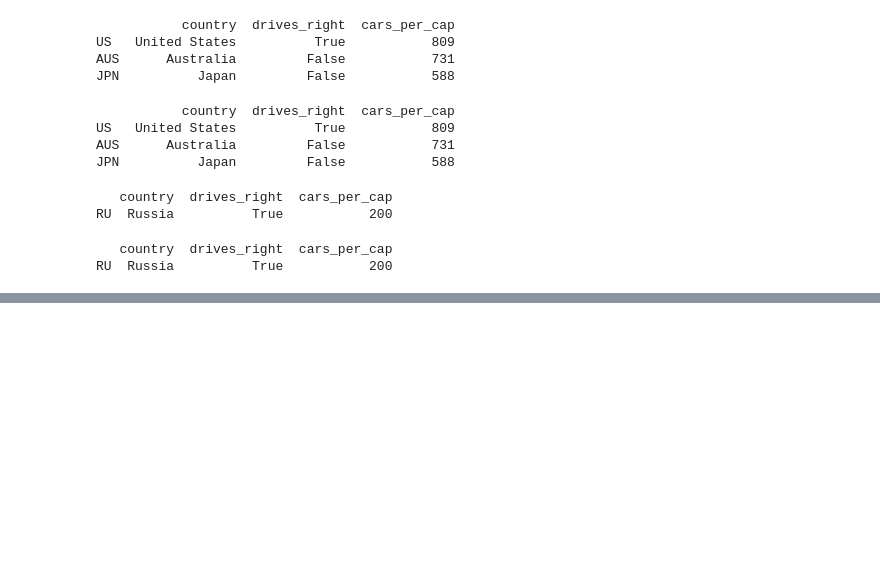
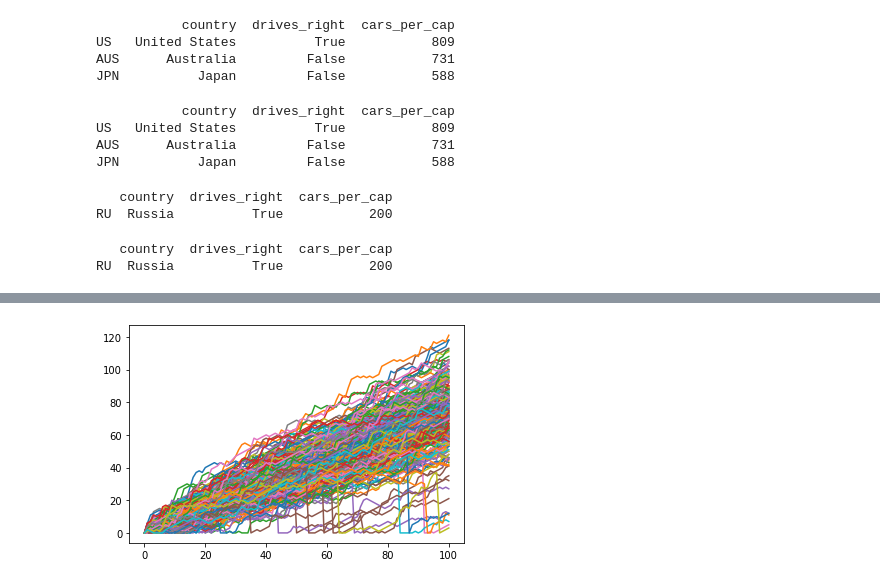
Before and after one commit to DCox88/Code, a Jupyter notebook: python/datacamp_data_scientist_with_python_track/2 - Intermediate Python.ipynb, the cells around one changed output, grey strips where cells are left out. Saved outputs shown, nothing was run; the diff lists cells and outputs as text; code cells hidden in the pictures; blank space fills up the shorter version.

```diff
--- a/python/datacamp_data_scientist_with_python_track/2 - Intermediate Python.ipynb
+++ b/python/datacamp_data_scientist_with_python_track/2 - Intermediate Python.ipynb
@@ -643,0 +700,7 @@ RU  Russia          True           200
+# %%
+# areas list
+areas = [11.25, 18.0, 20.0, 10.75, 9.50]
+
+# Code the for loop
+for i in areas:
+    print(i)
@@ -643,0 +739,13 @@ RU  Russia          True           200
+# %%
+# looping through sublist of a list
+# house list of lists
+house = [["hallway", 11.25],
+         ["kitchen", 18.0],
+         ["living room", 20.0],
+         ["bedroom", 10.75],
+         ["bathroom", 9.50]]
+
+
+# Build a for loop from scratch
+for i in house:
+    print("the " + i[0] + " is " + str(i[1]) + " sqm")
@@ -643,0 +1079,32 @@ RU  Russia          True           200
+# %%
+# Adding in a clumsy element to the dice step game
+# have a 0.1% chance of falling and going back to step 0
+# Also this time simulating 250 random walks
+
+# Simulate random walk 250 times
+all_walks = []
+for i in range(250) :
+    random_walk = [0]
+    for x in range(100) :
+        step = random_walk[-1]
+        dice = np.random.randint(1,7)
+        if dice <= 2:
+            step = max(0, step - 1)
+        elif dice <= 5:
+            step = step + 1
+        else:
+            step = step + np.random.randint(1,7)
+
+        # Implement clumsiness
+        if np.random.rand() <=0.001 :
+            step = 0
+
+        random_walk.append(step)
+    all_walks.append(random_walk)
+
+# Create and plot np_aw_t
+np_aw_t = np.transpose(np.array(all_walks))
+plt.plot(np_aw_t)
+plt.show()
+# %% [output]
+[figure, added]
```
Also changed, not shown: parts of 30 cells of this notebook.
